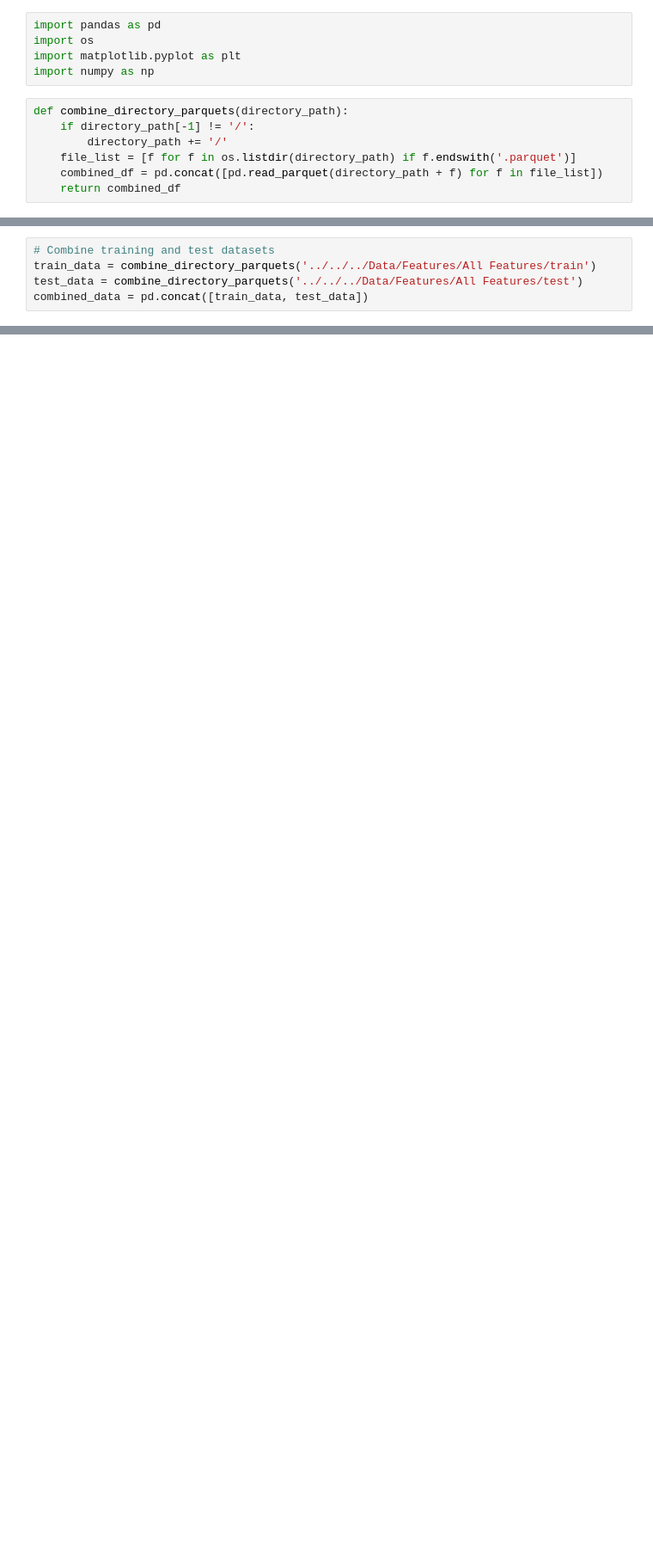
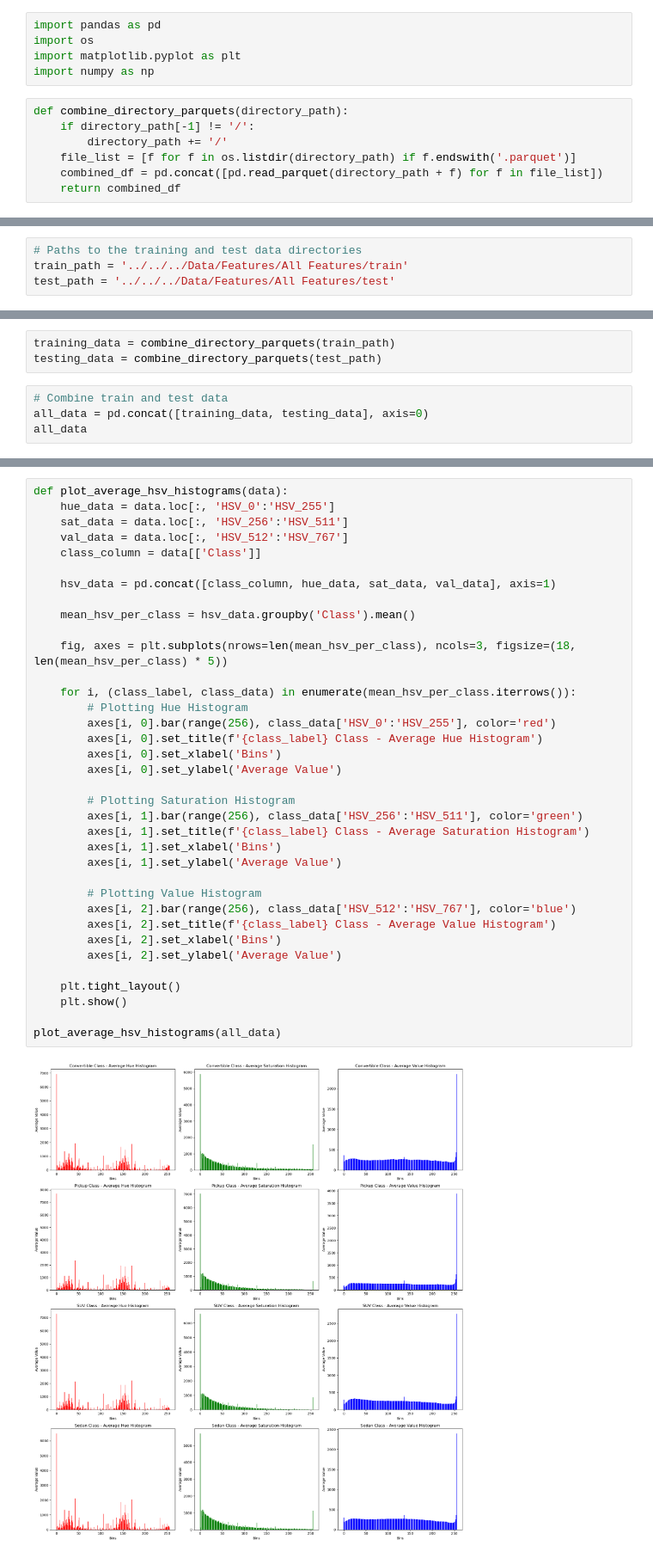
Before and after one commit to ijyliu/computer-vision-project, a Jupyter notebook: Code/Feature Construction/Color Histograms/avg-HSV-plot.ipynb, the cells around one changed output, grey strips where cells are left out. Shown at 86% size. Saved outputs shown, nothing was run; the diff lists cells and outputs as text; blank space fills up the shorter version.

Commit message:
Add HSV avg plots

```diff
--- a/Code/Feature Construction/Color Histograms/avg-HSV-plot.ipynb
+++ b/Code/Feature Construction/Color Histograms/avg-HSV-plot.ipynb
@@ -68,5 +13,4 @@ def plot_hsv_histograms(avg_data):
 # %%
-# Combine training and test datasets
-train_data = combine_directory_parquets('../../../Data/Features/All Features/train')
-test_data = combine_directory_parquets('../../../Data/Features/All Features/test')
-combined_data = pd.concat([train_data, test_data])
+# Paths to the training and test data directories
+train_path = '../../../Data/Features/All Features/train'
+test_path = '../../../Data/Features/All Features/test'
@@ -83,0 +17,7 @@ plot_hsv_histograms(hsv_aggregated_data)
+# %%
+training_data = combine_directory_parquets(train_path)
+testing_data = combine_directory_parquets(test_path)
+# %%
+# Combine train and test data
+all_data = pd.concat([training_data, testing_data], axis=0)
+all_data
@@ -83,0 +54,38 @@ plot_hsv_histograms(hsv_aggregated_data)
+# %%
+def plot_average_hsv_histograms(data):
+    hue_data = data.loc[:, 'HSV_0':'HSV_255']
+    sat_data = data.loc[:, 'HSV_256':'HSV_511']
+    val_data = data.loc[:, 'HSV_512':'HSV_767']
+    class_column = data[['Class']]
+
+    hsv_data = pd.concat([class_column, hue_data, sat_data, val_data], axis=1)
+
+    mean_hsv_per_class = hsv_data.groupby('Class').mean()
+
+    fig, axes = plt.subplots(nrows=len(mean_hsv_per_class), ncols=3, figsize=(18, len(mean_hsv_per_class) * 5))
+
+    for i, (class_label, class_data) in enumerate(mean_hsv_per_class.iterrows()):
+        # Plotting Hue Histogram
+        axes[i, 0].bar(range(256), class_data['HSV_0':'HSV_255'], color='red')
+        axes[i, 0].set_title(f'{class_label} Class - Average Hue Histogram')
+        axes[i, 0].set_xlabel('Bins')
+        axes[i, 0].set_ylabel('Average Value')
+
+        # Plotting Saturation Histogram
+        axes[i, 1].bar(range(256), class_data['HSV_256':'HSV_511'], color='green')
+        axes[i, 1].set_title(f'{class_label} Class - Average Saturation Histogram')
+        axes[i, 1].set_xlabel('Bins')
+        axes[i, 1].set_ylabel('Average Value')
+
+        # Plotting Value Histogram
+        axes[i, 2].bar(range(256), class_data['HSV_512':'HSV_767'], color='blue')
+        axes[i, 2].set_title(f'{class_label} Class - Average Value Histogram')
+        axes[i, 2].set_xlabel('Bins')
+        axes[i, 2].set_ylabel('Average Value')
+
+    plt.tight_layout()
+    plt.show()
+
+plot_average_hsv_histograms(all_data)
+# %% [output]
+[figure, added]
```
Also changed, not shown: parts of 6 cells of this notebook.
